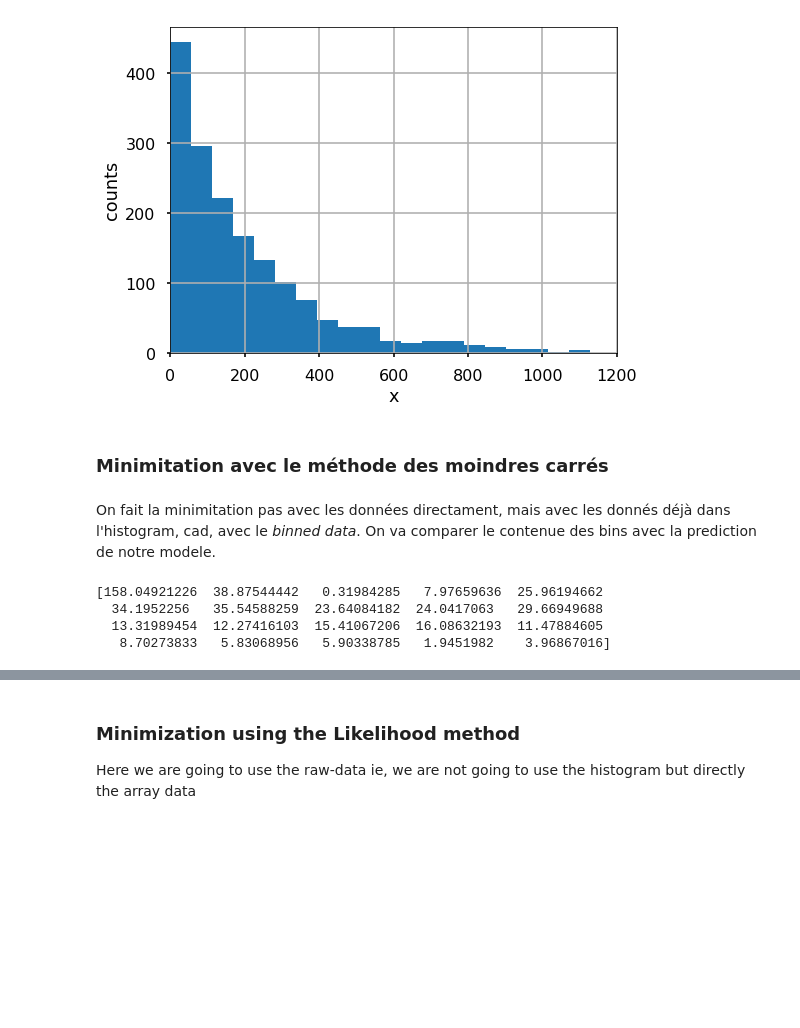
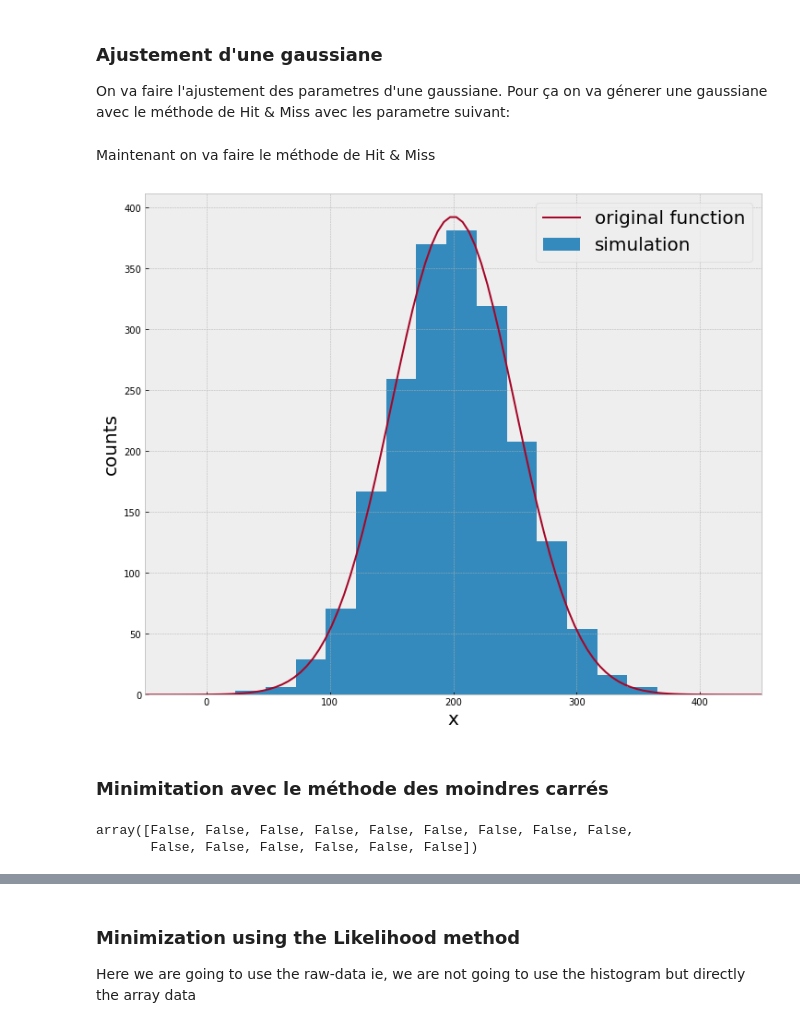
Before and after one commit to zemrude/PHYS-F-311, a Jupyter notebook: Fitting-Methods.ipynb, the cells around one changed output, grey strips where cells are left out. Cells and saved outputs as stored; diff of their text form; code cells hidden in the pictures; blank space fills up the shorter version.

```diff
--- a/Fitting-Methods.ipynb
+++ b/Fitting-Methods.ipynb
@@ -9,6 +14,3 @@ plt.style.use('seaborn-poster')
 # %%
-def exp_decay(x, A, t, y0):
-    return A * np.exp(-x / t) + y0
-
-def gauss(x, mu, sigma, N):
+def gauss(x, mu, sigma, norm):
     return N / np.sqrt(2*np.pi)/sigma * np.exp(-0.5*(x - mu)**2/sigma**2)
@@ -29,41 +17,53 @@ mc_events = 10000
+# %% [markdown]
+### Ajustement d'une gaussiane
+
+On va faire l'ajustement des parametres d'une gaussiane. Pour ça on va génerer une gaussiane avec le méthode de Hit & Miss avec les parametre suivant:
+# %%
+from argparse import Namespace
+
+truth = Namespace(mu = 200, sigma = 50, norm = 1)
+# %%
+xmin = truth.mu - 5 * truth.sigma
+xmax = truth.mu + 5 * truth.sigma
+mc_events = 1000000
+# %% [markdown]
+Maintenant on va faire le méthode de Hit & Miss
 # %%
 rnd1 = np.random.rand(mc_events)
 rnd2 = np.random.rand(mc_events)
-y = A*rnd1
-x = xmax*rnd2
-yprime = exp_decay(x, A, t, y0)
+y = truth.norm*rnd1
+x = xmin + (xmax - xmin)*rnd2
+yprime = gauss(x, **vars(truth))
 
-data = x[np.where(y < yprime)]
+mask = (y < yprime)
+
+data = x[mask]
+
+n_total = len(data)
 # %%
-fig, ax = plt.subplots(figsize=(8,6))
-plt.grid()
-hist, binsedges, patches = ax.hist(data,bins = 20, normed=False)
+fig, ax = plt.subplots(figsize=(12,10))
+
+hist, binsedges, patches = ax.hist(data, bins = 15, density=False, label="simulation")
 ax.set_xlabel("x")
 ax.set_ylabel("counts")
-ax.set_xlim(0,1200)
-n_total = len(data)
+ax.set_xlim(xmin, xmax)
+
+#Let's calculate the bincenters
+binscenters = binsedges[:-1] + np.diff(binsedges)/2.
+binwidths = np.diff(binsedges)
+
+
+x_grid = np.linspace(xmin, xmax, 100)
+ax.plot(x_grid, n_total*binwidths[0]*gauss(x_grid, **vars(truth)), lw=2, label="original function")
+ax.legend()
 plt.show()
 # %% [output]
-[figure, old version]
+[figure, new version]
 # %% [markdown]
 ### Minimitation avec le méthode des moindres carrés
-# %% [markdown]
-On fait la minimitation  pas avec les données directament, mais avec les donnés déjà dans l'histogram, cad, avec le *binned data*. On va comparer le contenue des bins avec la prediction de notre modele.
-# %%
-binscenters = binsedges[:-1] + np.diff(binsedges)/2.
-binwidth = np.diff(binsedges)[0]
-
-tmin = 100.
-tmax = 300.
-
-Q = []
-
-tt = np.arange(tmin, tmax, 1.)
-tau = 100.
-print ((hist - n_total*binwidth*exp_decay(binscenters,1/tau, tau, y0))**2/hist)
-# %% [output]
-[158.04921226  38.87544442   0.31984285   7.97659636  25.96194662
-  34.1952256   35.54588259  23.64084182  24.0417063   29.66949688
-  13.31989454  12.27416103  15.41067206  16.08632193  11.47884605
-   8.70273833   5.83068956   5.90338785   1.9451982    3.96867016]
+# %%
+(hist == 0)
+# %% [output]
+array([False, False, False, False, False, False, False, False, False,
+       False, False, False, False, False, False])
 # %%
```
Also changed, not shown: parts of 31 cells of this notebook, 3 other files.
